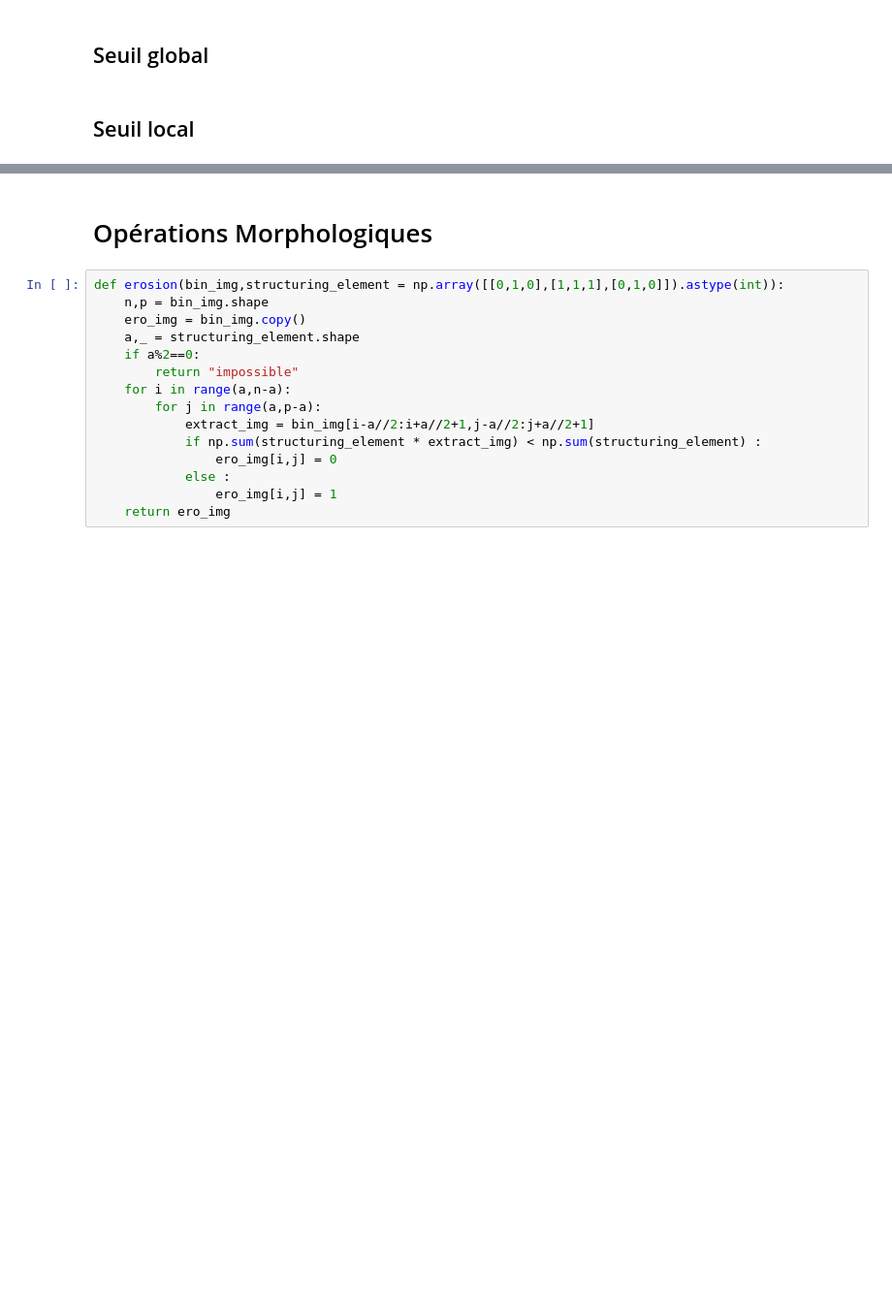
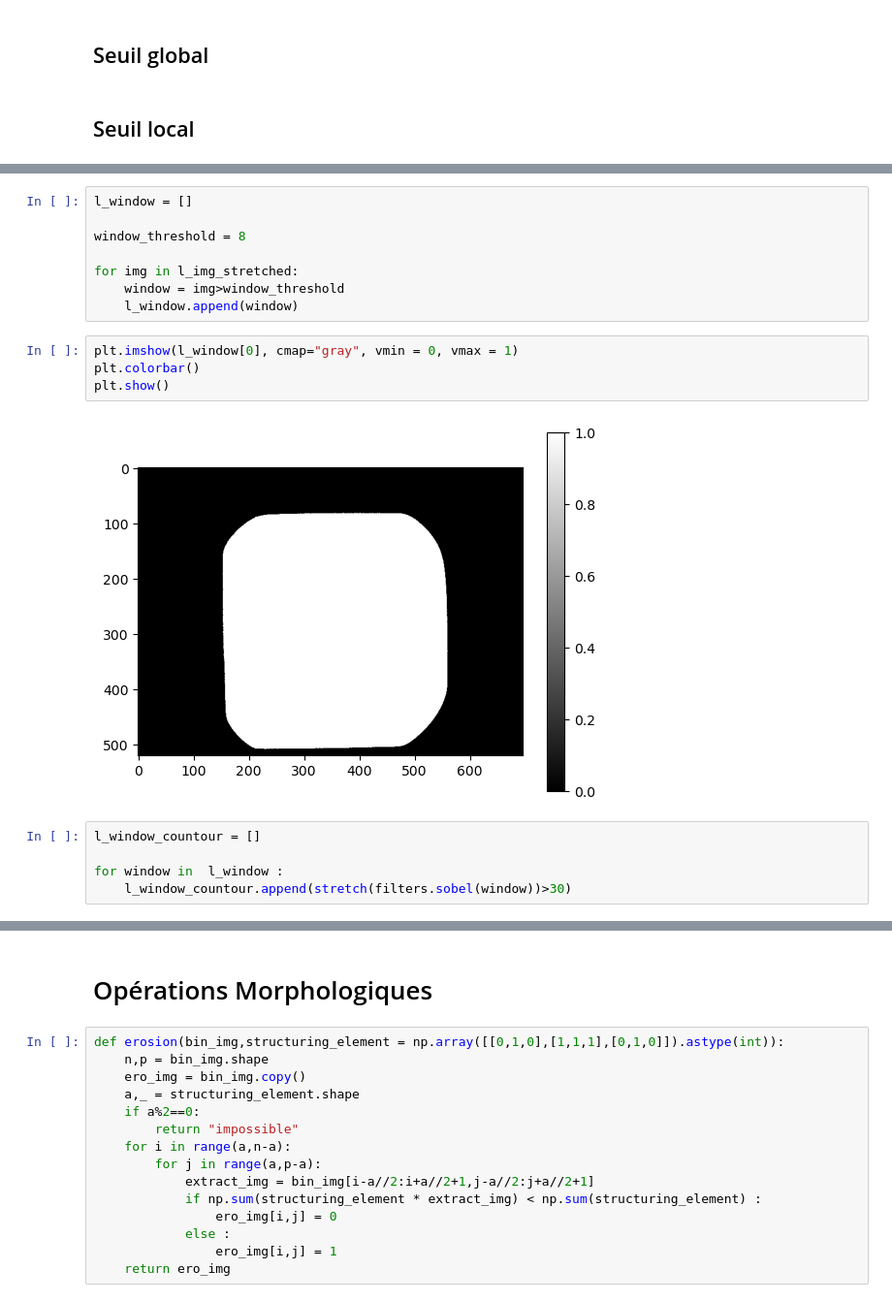
Before and after one commit to Lilian-GA/Nematode_status_assay, a Jupyter notebook: Nematods.ipynb, the cells around one changed output, grey strips where cells are left out. Shown at 97% size. Drawn from its saved outputs; the diff is of its cells as text; blank space fills up the shorter version.

```diff
--- a/Nematods.ipynb
+++ b/Nematods.ipynb
@@ -84,0 +100,19 @@ plt.show()
+# %%
+l_window = []
+
+window_threshold = 8
+
+for img in l_img_stretched:
+    window = img>window_threshold
+    l_window.append(window)
+# %%
+plt.imshow(l_window[0], cmap="gray", vmin = 0, vmax = 1)
+plt.colorbar()
+plt.show()
+# %% [output]
+[figure, added]
+# %%
+l_window_countour = []
+
+for window in  l_window :
+    l_window_countour.append(stretch(filters.sobel(window))>30)
```
Also changed, not shown: parts of 15 cells of this notebook, 2 other files.
